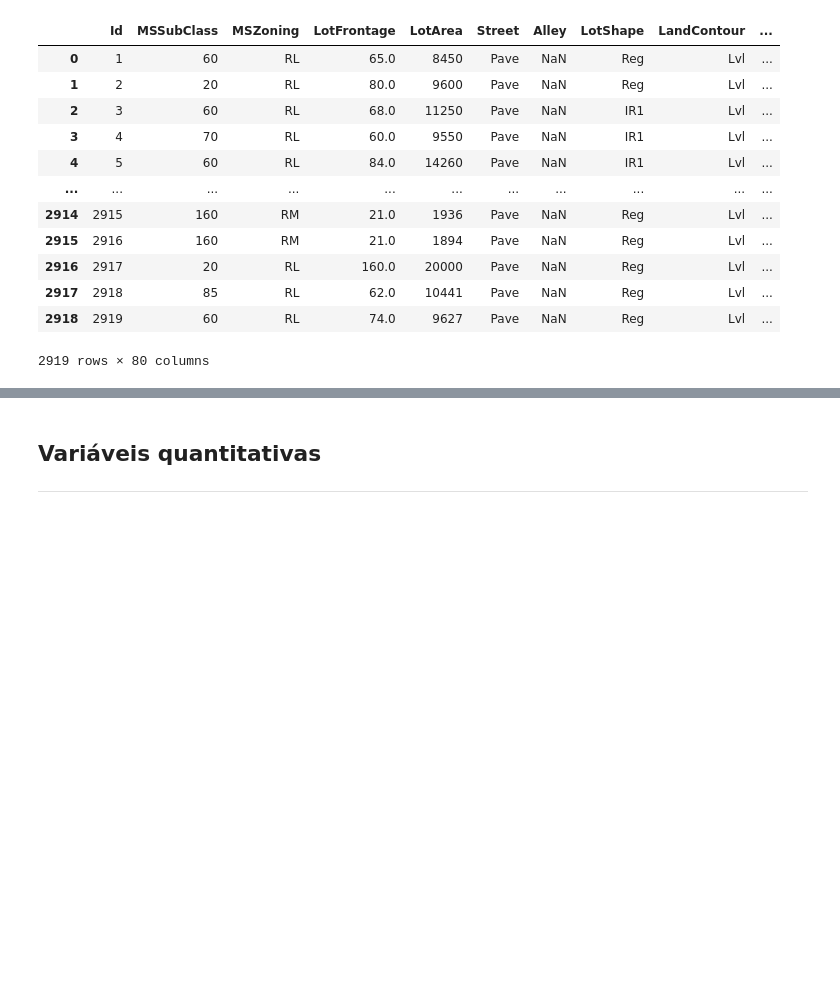
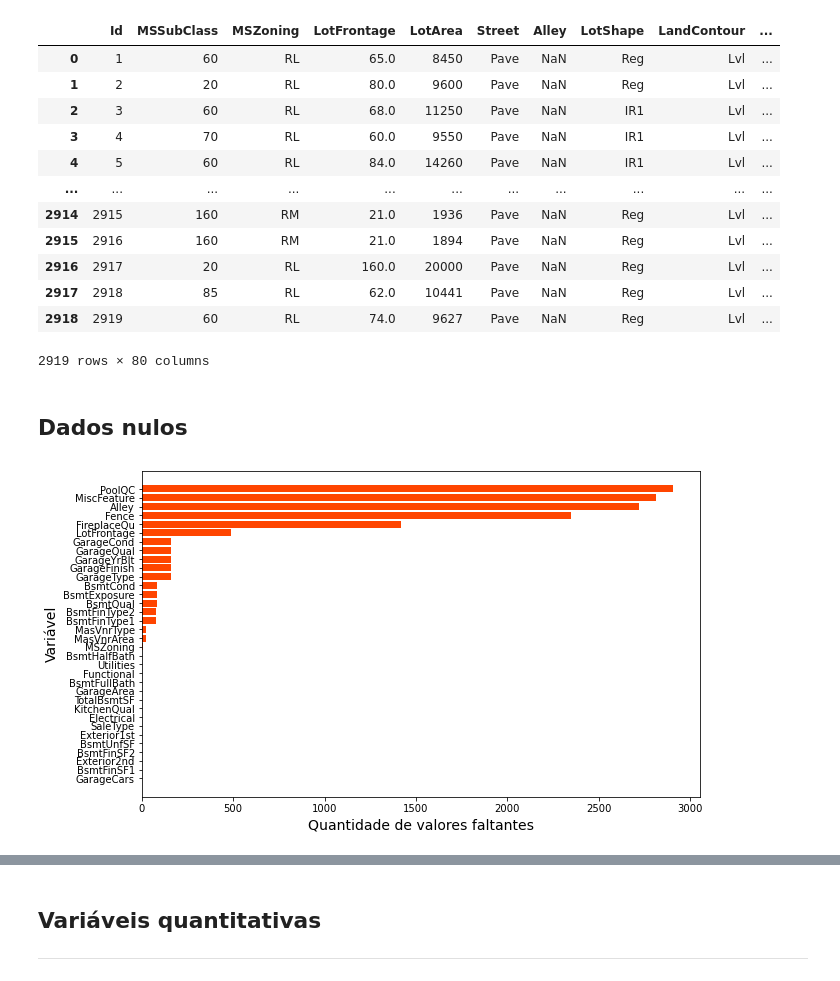
Before and after one commit to barbosarafael/Projetos, a Jupyter notebook: House Prices - Advanced Regression Techniques/notebook_2.ipynb, the cells around one changed output, grey strips where cells are left out. Cells and saved outputs as stored; diff of their text form; code cells hidden in the pictures; blank space fills up the shorter version.

```diff
--- a/House Prices - Advanced Regression Techniques/notebook_2.ipynb
+++ b/House Prices - Advanced Regression Techniques/notebook_2.ipynb
@@ -62,3 +60,27 @@ banco_geral
 | 2917 | 2918 | 85 | RL | 62.0 | 10441 | Pave | NaN | Reg | Lvl | ... |
 | 2918 | 2919 | 60 | RL | 74.0 | 9627 | Pave | NaN | Reg | Lvl | ... |
 2919 rows × 80 columns
+# %% [markdown]
+## Dados nulos
+# %%
+miss_val = banco_geral.isnull().sum().sort_values(ascending = False)
+
+dados_miss_val = pd.DataFrame(miss_val)
+
+dados_miss_val = dados_miss_val.reset_index()
+
+dados_miss_val.columns = ["Variável", "Quantidade"]
+
+dados_miss_val = dados_miss_val[dados_miss_val["Quantidade"] > 0].sort_values(by = "Quantidade")
+
+#-------------------------
+
+plt.figure(figsize = [10, 6])
+plt.barh(dados_miss_val["Variável"], dados_miss_val["Quantidade"], align = "center", color = "orangered")
+plt.xlabel("Quantidade de valores faltantes", fontsize = 14, color = "black")
+plt.ylabel("Variável", fontsize = 14, color = "black")
+plt.tick_params(axis = "x", labelcolor = "black")
+plt.tick_params(axis = "y", labelcolor = "black")
+plt.show()
+# %% [output]
+[figure, added]
```
Also changed, not shown: parts of 28 cells of this notebook, 3 other files.
